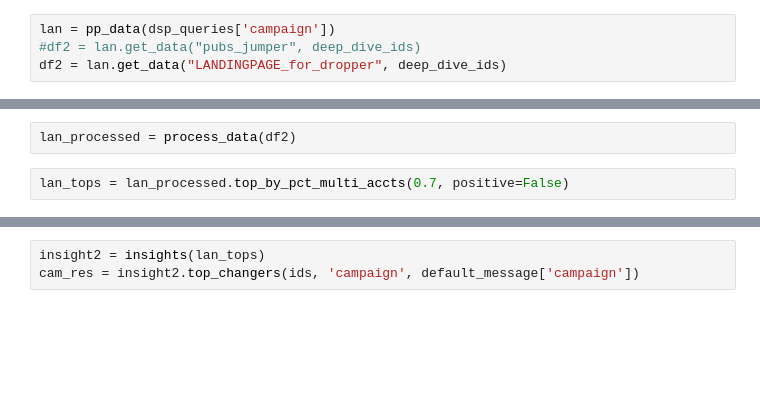
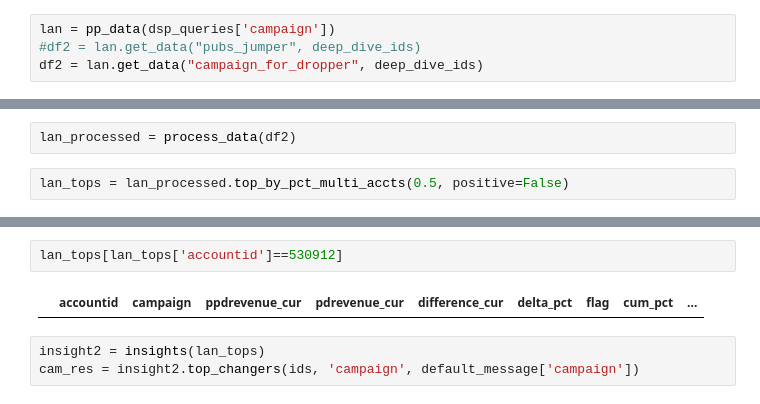
Before and after one commit to xiaomaosusie/alerting, a Jupyter notebook: Alerting.ipynb, the cells around one changed output, grey strips where cells are left out. Cells and saved outputs as stored; diff of their text form; blank space fills up the shorter version.

```diff
--- a/Alerting.ipynb
+++ b/Alerting.ipynb
@@ -124,4 +110,4 @@ KeyError: 0
 # %%
 lan = pp_data(dsp_queries['campaign'])
 #df2 = lan.get_data("pubs_jumper", deep_dive_ids)
-df2 = lan.get_data("LANDINGPAGE_for_dropper", deep_dive_ids)
+df2 = lan.get_data("campaign_for_dropper", deep_dive_ids)
@@ -128,4 +116,4 @@ df2 = lan.get_data("LANDINGPAGE_for_dropper", deep_dive_ids)
 # %%
 lan_processed = process_data(df2)
 # %%
-lan_tops = lan_processed.top_by_pct_multi_accts(0.7, positive=False)
+lan_tops = lan_processed.top_by_pct_multi_accts(0.5, positive=False)
@@ -134,3 +145,7 @@ lan_tops.head()
+# %%
+lan_tops[lan_tops['accountid']==530912]
+# %% [output]
+|  | accountid | campaign | ppdrevenue_cur | pdrevenue_cur | difference_cur | delta_pct | flag | cum_pct | ... |
 # %%
 insight2 = insights(lan_tops)
 cam_res = insight2.top_changers(ids, 'campaign', default_message['campaign'])
```
Also changed, not shown: parts of 18 cells of this notebook, 12 other files.
